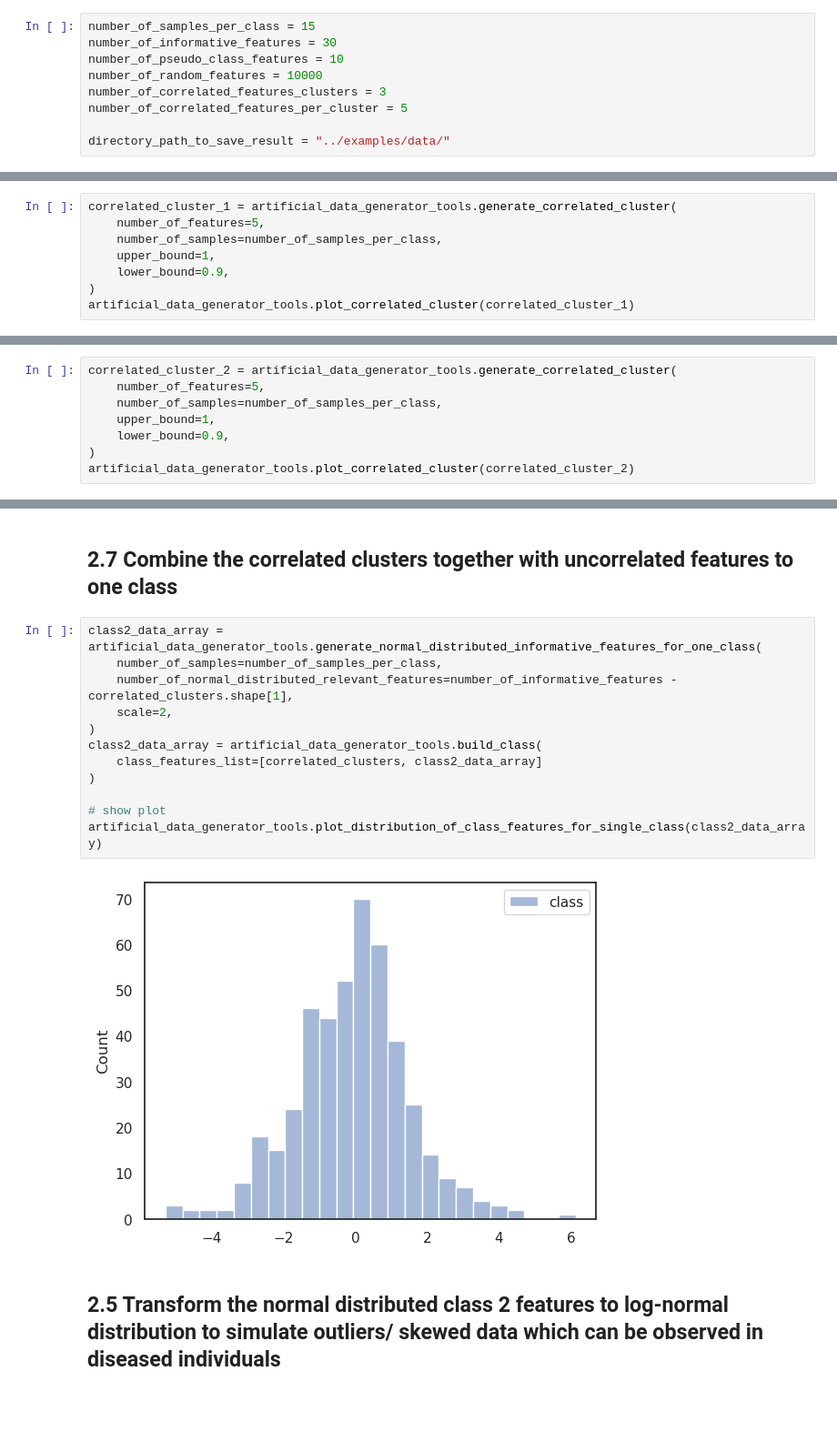
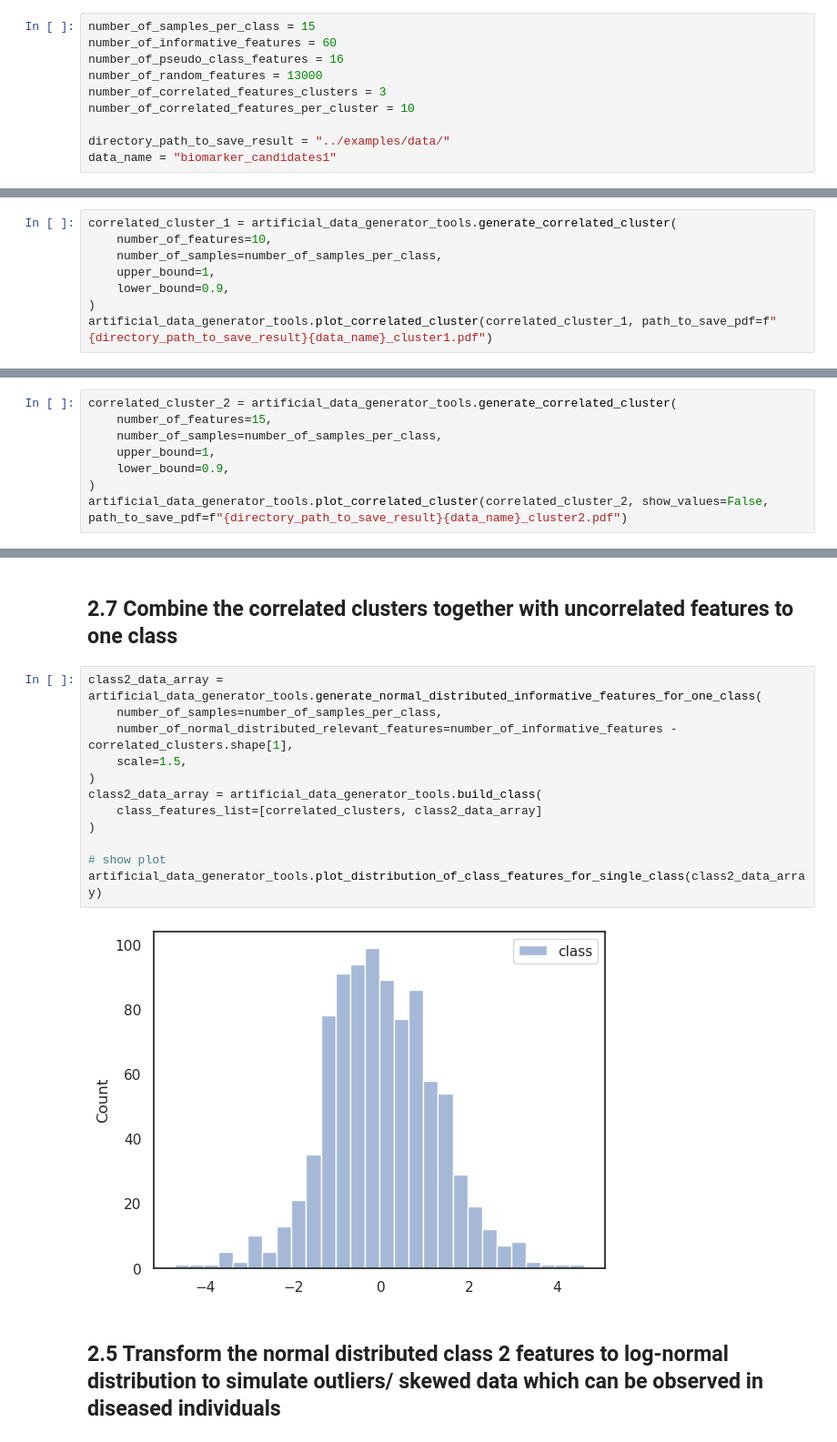
Before and after one commit to sigrun-may/artificial-data-generator, a Jupyter notebook: artificial_data_generator/artificial_data_generator_biomarkers1.ipynb, the cells around one changed output, grey strips where cells are left out. Shown at 91% size. Cells and saved outputs as stored; diff of their text form; blank space fills up the shorter version.

```diff
--- a/artificial_data_generator/artificial_data_generator_biomarkers1.ipynb
+++ b/artificial_data_generator/artificial_data_generator_biomarkers1.ipynb
@@ -102,13 +101,14 @@ The generated pseudo-class contains the same number of classes with identical di
 Random features are features that are not relevant for the classification. They are used to test feature selection algorithms and other methods for high dimensional data with few samples.
 # %%
 number_of_samples_per_class = 15
-number_of_informative_features = 30
-number_of_pseudo_class_features = 10
-number_of_random_features = 10000
+number_of_informative_features = 60
+number_of_pseudo_class_features = 16
+number_of_random_features = 13000
 number_of_correlated_features_clusters = 3
-number_of_correlated_features_per_cluster = 5
+number_of_correlated_features_per_cluster = 10
 
 directory_path_to_save_result = "../examples/data/"
+data_name = "biomarker_candidates1"
 # %% [markdown]
 ## 2.4 Data distribution
 For each class, either the **normal distribution or the log normal distribution** can be selected.
@@ -135,12 +135,12 @@ In the case of a disease, biological systems are in some way out of balance. Ext
 The biological system thrown out of balance must react to it. For example, this reaction can then happen in a coordinated manner involving several biomarkers, or corresponding cascades (e.g. pathways) can be activated or blocked. This can result in a **rather stronger correlation of biomarkers in patients suffering from a disease**. To simulate these intra-class correlations, a class can contain feature clusters with high internal correlation. The respective strength can be adjusted by defining upper and lower bound of the desired correlation. Only positive correlations can be calculated. These clusters are generated in the following cells. TODO: Reasonable values for the number of correlated features per cluster and the number of clusters should be defined.
 # %%
 correlated_cluster_1 = artificial_data_generator_tools.generate_correlated_cluster(
-    number_of_features=5,
+    number_of_features=10,
     number_of_samples=number_of_samples_per_class,
     upper_bound=1,
     lower_bound=0.9,
 )
-artificial_data_generator_tools.plot_correlated_cluster(correlated_cluster_1)
+artificial_data_generator_tools.plot_correlated_cluster(correlated_cluster_1, path_to_save_pdf=f"{directory_path_to_save_result}{data_name}_cluster1.pdf")
 # %% [output]
 generation of correlation matrix ...
 generation of covariant matrix ...
@@ -149,11 +149,11 @@ min absolute correlation: 0.9107142857142857
 # %%
 correlated_cluster_2 = artificial_data_generator_tools.generate_correlated_cluster(
-    number_of_features=5,
+    number_of_features=15,
     number_of_samples=number_of_samples_per_class,
     upper_bound=1,
     lower_bound=0.9,
 )
-artificial_data_generator_tools.plot_correlated_cluster(correlated_cluster_2)
+artificial_data_generator_tools.plot_correlated_cluster(correlated_cluster_2, show_values=False, path_to_save_pdf=f"{directory_path_to_save_result}{data_name}_cluster2.pdf")
 # %% [output]
 generation of correlation matrix ...
 generation of covariant matrix ...
@@ -187,17 +187,17 @@ min absolute correlation: 0.0035714285714285713
 # %%
 class2_data_array = artificial_data_generator_tools.generate_normal_distributed_informative_features_for_one_class(
     number_of_samples=number_of_samples_per_class,
     number_of_normal_distributed_relevant_features=number_of_informative_features - correlated_clusters.shape[1],
-    scale=2,
+    scale=1.5,
 )
 class2_data_array = artificial_data_generator_tools.build_class(
     class_features_list=[correlated_clusters, class2_data_array]
 )
 
 # show plot
 artificial_data_generator_tools.plot_distribution_of_class_features_for_single_class(class2_data_array)
 # %% [output]
-[figure, old version]
+[figure, new version]
 # %% [markdown]
 
 ## 2.5 Transform the normal distributed class 2 features to log-normal distribution to simulate outliers/ skewed data which can be observed in diseased individuals
```
Also changed, not shown: parts of 16 cells of this notebook.
